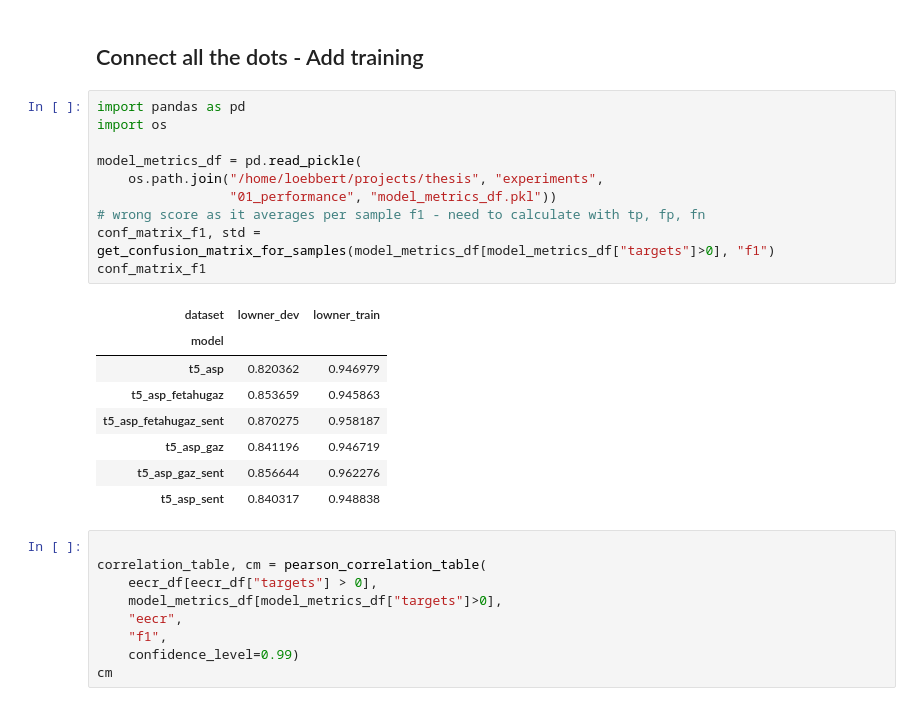
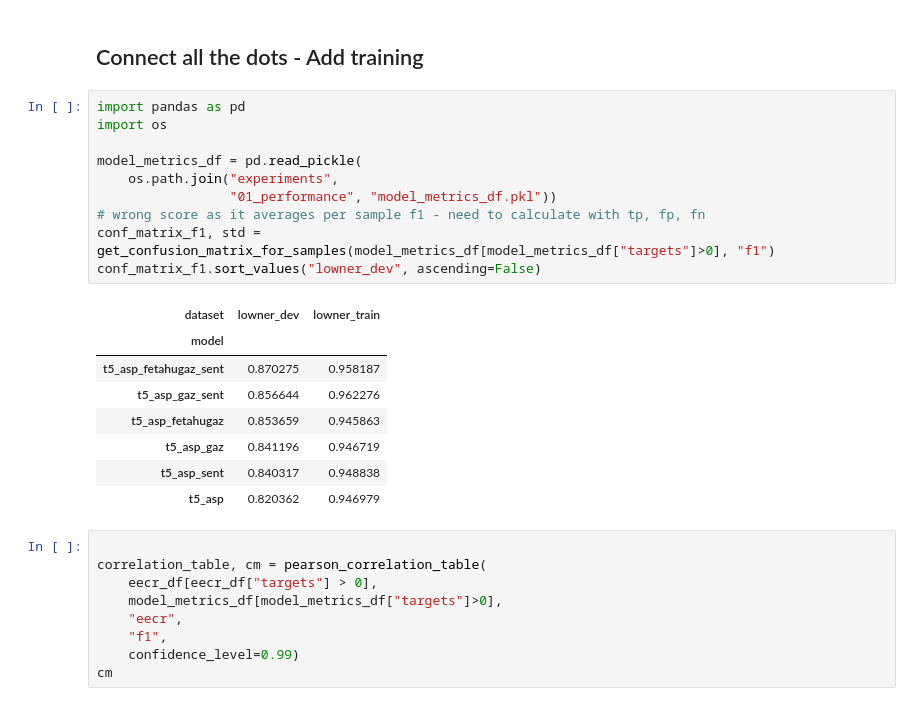
Before and after one commit to roebbert92/thesis, a Jupyter notebook: experiment_01.ipynb, the cells around one changed output. Cells and saved outputs as stored; diff of their text form.

Commit message:
experiment 2 done

```diff
--- a/experiment_01.ipynb
+++ b/experiment_01.ipynb
@@ -459,22 +459,22 @@ cm
 # %%
 import pandas as pd
 import os
 
 model_metrics_df = pd.read_pickle(
-    os.path.join("/home/loebbert/projects/thesis", "experiments",
+    os.path.join("experiments",
                  "01_performance", "model_metrics_df.pkl"))
 # wrong score as it averages per sample f1 - need to calculate with tp, fp, fn
 conf_matrix_f1, std = get_confusion_matrix_for_samples(model_metrics_df[model_metrics_df["targets"]>0], "f1")
-conf_matrix_f1
+conf_matrix_f1.sort_values("lowner_dev", ascending=False)
 # %% [output]
 | dataset | lowner_dev | lowner_train |
 | model |  |  |
+| t5_asp_fetahugaz_sent | 0.870275 | 0.958187 |
+| t5_asp_gaz_sent | 0.856644 | 0.962276 |
+| t5_asp_fetahugaz | 0.853659 | 0.945863 |
+| t5_asp_gaz | 0.841196 | 0.946719 |
+| t5_asp_sent | 0.840317 | 0.948838 |
 | t5_asp | 0.820362 | 0.946979 |
-| t5_asp_fetahugaz | 0.853659 | 0.945863 |
-| t5_asp_fetahugaz_sent | 0.870275 | 0.958187 |
-| t5_asp_gaz | 0.841196 | 0.946719 |
-| t5_asp_gaz_sent | 0.856644 | 0.962276 |
-| t5_asp_sent | 0.840317 | 0.948838 |
 # %%
 
 correlation_table, cm = pearson_correlation_table(
```
Also changed, not shown: 10 other files.
